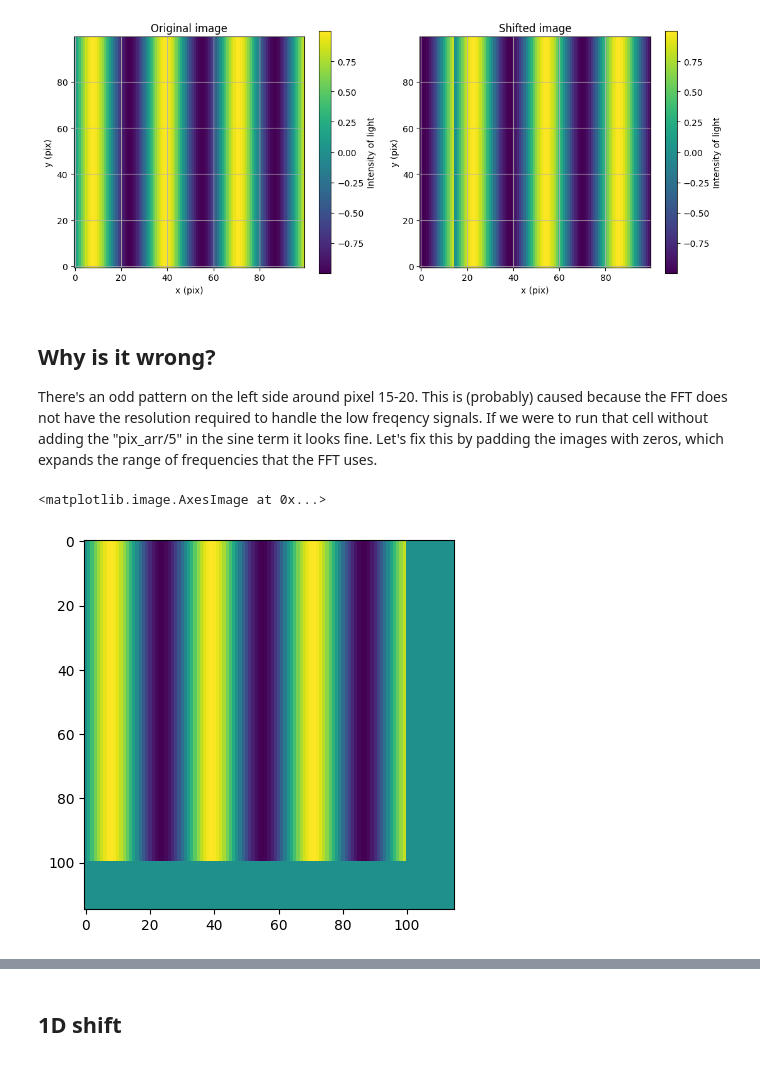
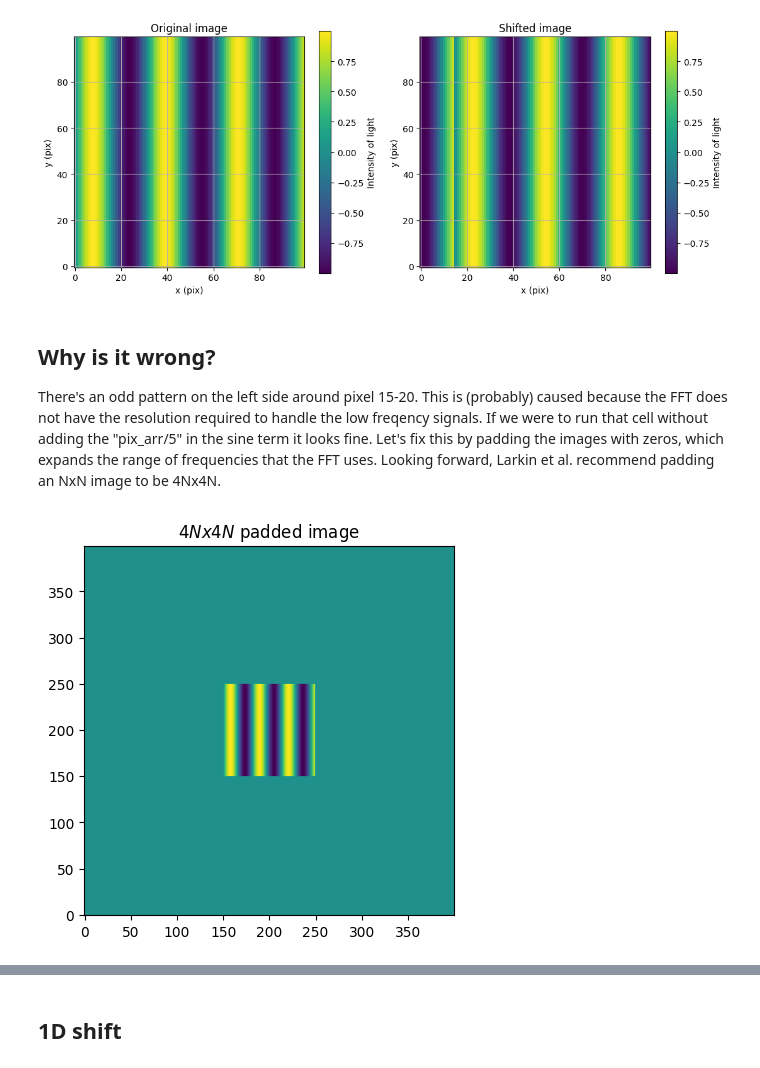
Before and after one commit to CoreySpohn/yippy, a Jupyter notebook: docs/examples/Fourier Interpolation.ipynb, the cells around one changed output, grey strips where cells are left out. Saved outputs shown, nothing was run; the diff lists cells and outputs as text; code cells hidden in the pictures.

```diff
--- a/docs/examples/Fourier Interpolation.ipynb
+++ b/docs/examples/Fourier Interpolation.ipynb
@@ -212,11 +212,11 @@ plt.show()
 [figure]
 # %% [markdown]
 ## Why is it wrong?
-There's an odd pattern on the left side around pixel 15-20. This is (probably) caused because the FFT does not have the resolution required to handle the low freqency signals. If we were to run that cell without adding the "pix_arr/5" in the sine term it looks fine. Let's fix this by padding the images with zeros, which expands the range of frequencies that the FFT uses.
+There's an odd pattern on the left side around pixel 15-20. This is (probably) caused because the FFT does not have the resolution required to handle the low freqency signals. If we were to run that cell without adding the "pix_arr/5" in the sine term it looks fine. Let's fix this by padding the images with zeros, which expands the range of frequencies that the FFT uses. Looking forward, Larkin et al. recommend padding an NxN image to be 4Nx4N.
 # %%
-pad_pixels = 15
-padded_image = np.pad(sin_tile, ((0, pad_pixels), (0, pad_pixels)), mode='constant')
-plt.imshow(padded_image)
+padded_image = np.pad(sin_tile, int(1.5*n_pixels), mode='constant')
+plt.imshow(padded_image, origin='lower')
+plt.title("$4Nx4N$ padded image")
+plt.show()
 # %% [output]
-<matplotlib.image.AxesImage at 0x...>
-[figure, old version]
+[figure, new version]
```
Also changed, not shown: parts of 12 cells of this notebook.
